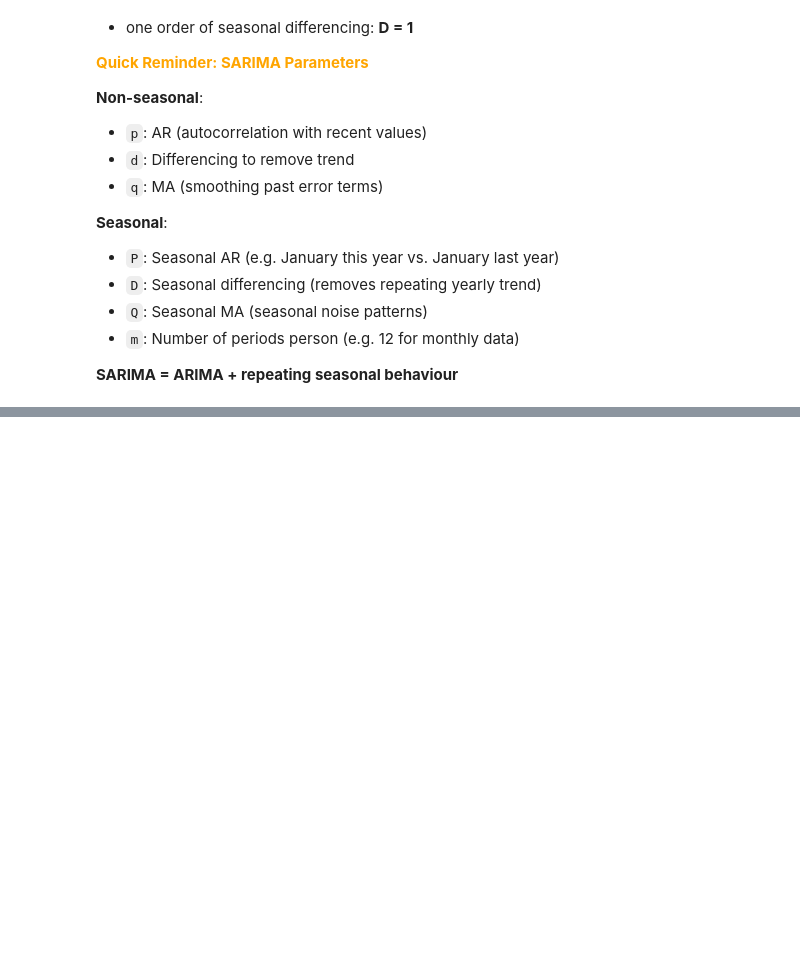
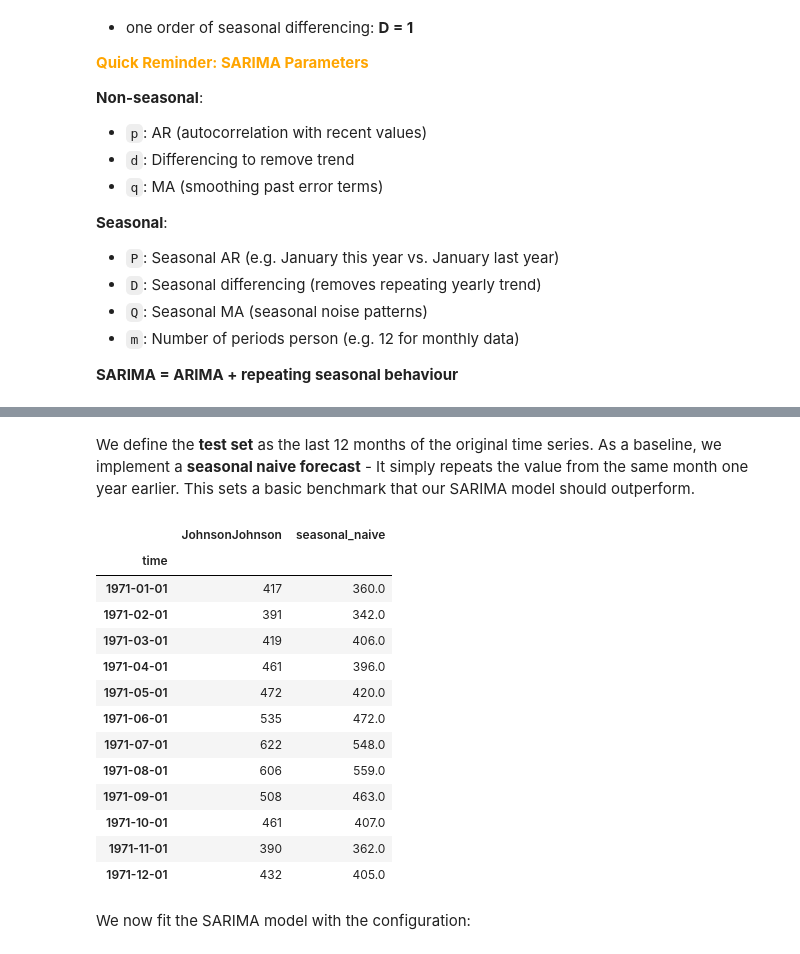
Before and after one commit to michaelhudson2205/INFO3022_Practicals, a Jupyter notebook: P4_4_SARIMA.ipynb, the cells around one changed output, grey strips where cells are left out. Saved outputs shown, nothing was run; the diff lists cells and outputs as text; code cells hidden in the pictures; blank space fills up the shorter version.

```diff
--- a/P4_4_SARIMA.ipynb
+++ b/P4_4_SARIMA.ipynb
@@ -266,0 +322,27 @@ This is now stationary. So we performed:
+# %% [markdown]
+We define the **test set** as the last 12 months of the original time series. As a baseline, we implement a **seasonal naive forecast** - It simply repeats the value from the same month one year earlier. This sets a basic benchmark that our SARIMA model should outperform.
+# %%
+# Define the test set as the last 12 months
+test = df.iloc[-12:].copy()
+
+# Create a seasonal naive baseline: use same months from the previous year as predictions
+test['seasonal_naive'] = df['JohnsonJohnson'].shift(12).iloc[-12:].values
+
+test
+# %% [output]
+|  | JohnsonJohnson | seasonal_naive |
+| time |  |  |
+| 1971-01-01 | 417 | 360.0 |
+| 1971-02-01 | 391 | 342.0 |
+| 1971-03-01 | 419 | 406.0 |
+| 1971-04-01 | 461 | 396.0 |
+| 1971-05-01 | 472 | 420.0 |
+| 1971-06-01 | 535 | 472.0 |
+| 1971-07-01 | 622 | 548.0 |
+| 1971-08-01 | 606 | 559.0 |
+| 1971-09-01 | 508 | 463.0 |
+| 1971-10-01 | 461 | 407.0 |
+| 1971-11-01 | 390 | 362.0 |
+| 1971-12-01 | 432 | 405.0 |
+# %% [markdown]
+We now fit the SARIMA model with the configuration:
```
Also changed, not shown: parts of 5 cells of this notebook.
